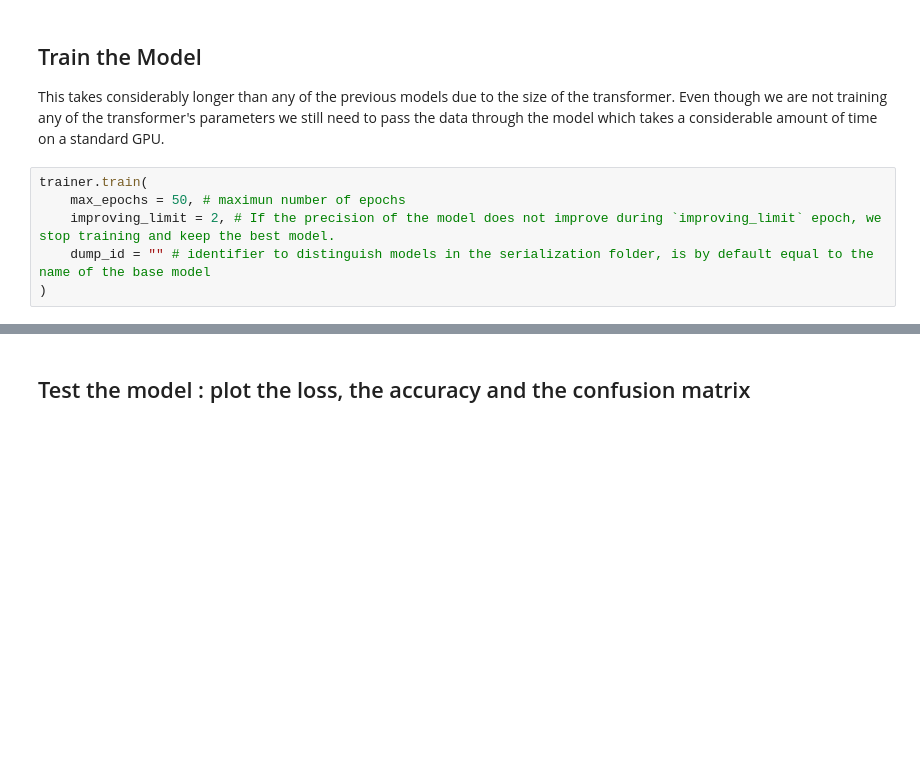
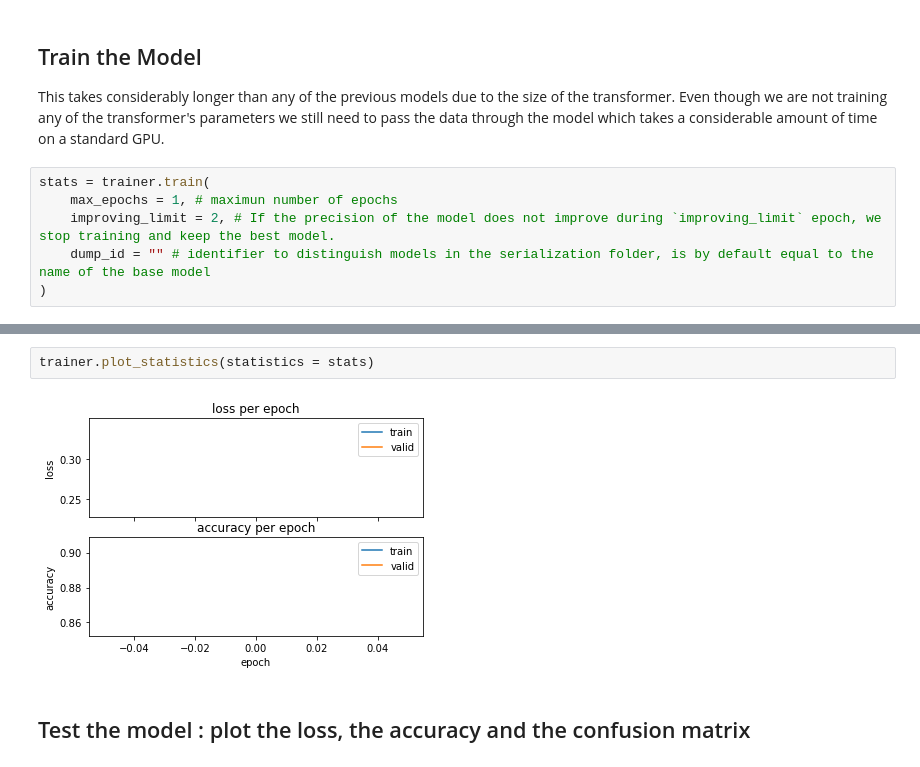
Before and after one commit to Tikquuss/imbd, a Jupyter notebook: notebook.ipynb, the cells around one changed output, grey strips where cells are left out. Cells and saved outputs as stored; diff of their text form; blank space fills up the shorter version.

```diff
--- a/notebook.ipynb
+++ b/notebook.ipynb
@@ -485,8 +606,8 @@ print(tokens)
 ## Train the Model
 This takes considerably longer than any of the previous models due to the size of the transformer. Even though we are not training any of the transformer's parameters we still need to pass the data through the model which takes a considerable amount of time on a standard GPU.
 # %%
-trainer.train(
-    max_epochs = 50, # maximun number of epochs
+stats = trainer.train(
+    max_epochs = 1, # maximun number of epochs
     improving_limit = 2, # If the precision of the model does not improve during `improving_limit` epoch, we stop training and keep the best model.
     dump_id = "" # identifier to distinguish models in the serialization folder, is by default equal to the name of the base model
 )
@@ -493,3 +619,7 @@ trainer.train(
+# %%
+trainer.plot_statistics(statistics = stats)
+# %% [output]
+[figure, added]
 # %% [markdown]
 ##  Test the model : plot the loss, the accuracy and the confusion matrix
 # %%
```
Also changed, not shown: parts of 39 cells of this notebook, 2 other files.
